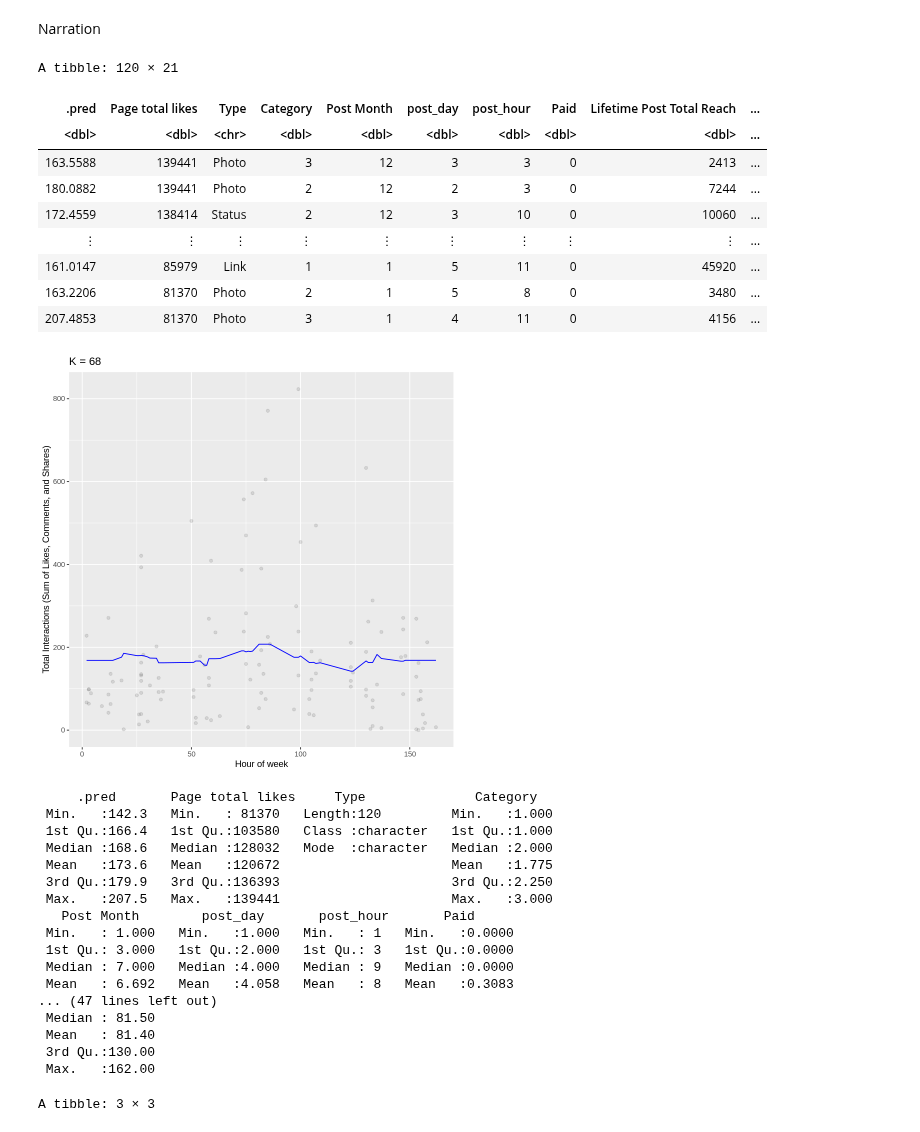
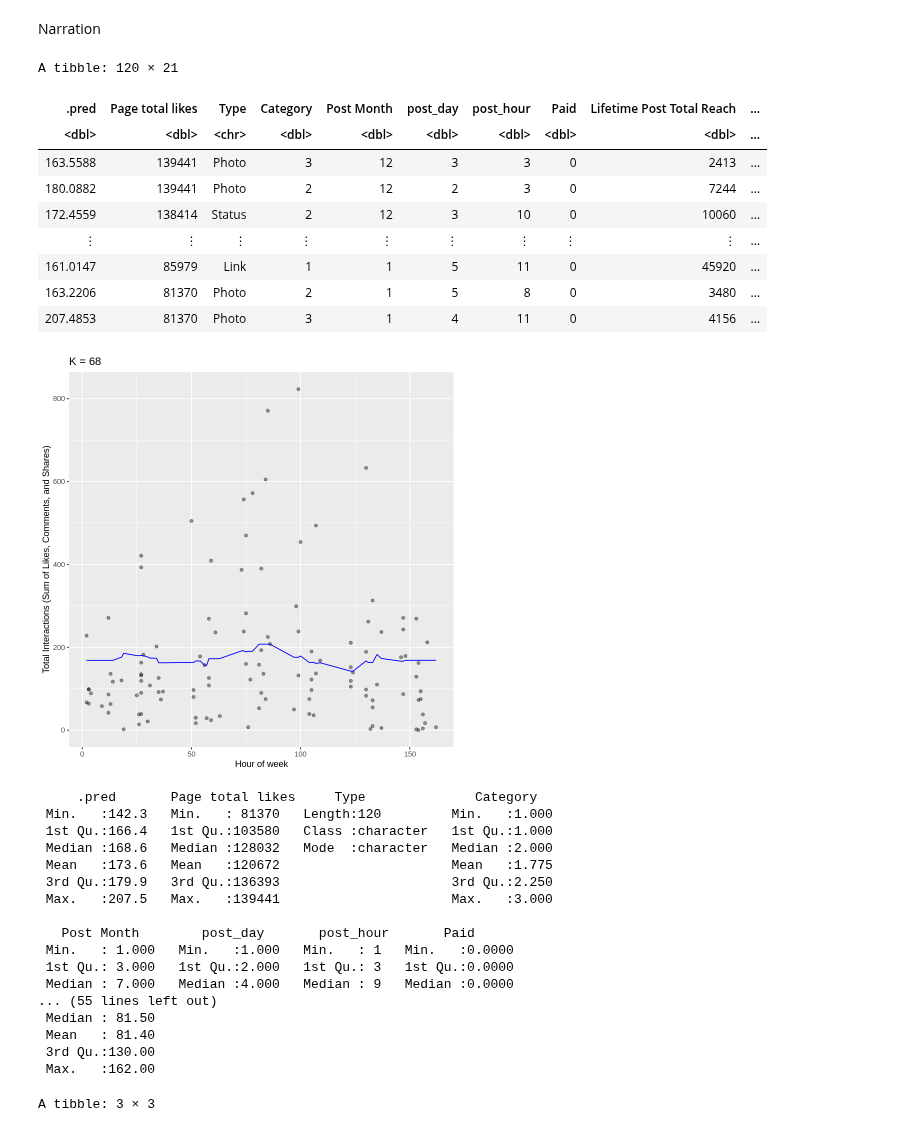
Before and after one commit to amellios/data_science_woohoo, a Jupyter notebook: Final Project Analysis.ipynb, the cells around one changed output. Saved outputs shown, nothing was run; the diff lists cells and outputs as text; code cells hidden in the pictures.

```diff
--- a/Final Project Analysis.ipynb
+++ b/Final Project Analysis.ipynb
@@ -50,9 +36,6 @@ facebook <- read_csv2(unz(temp, "dataset_Facebook.csv"))
 head(facebook)
 unlink(temp)
 facebook
-
-#fill in blank values with 0
-facebook[is.na(facebook)] <- 0
 # %% [output]
 Using ',' as decimal and '.' as grouping mark. Use read_delim() for more control.
 
@@ -272,28 +250,28 @@ Narration
 # %%
 #set.seed(2021)
 facebook_preds <- facebook_best_fit %>%
                    predict(facebook_test) %>%
                    bind_cols(facebook_test)
 facebook_preds
 facebook_plot_final <- ggplot(facebook_preds, aes(x = hour_of_week, y = total_interactions)) +
-                       geom_point(alpha = 0.1) +
+                       geom_point(alpha = 0.4) +
                        xlab("Hour of week") +
                       ylab("Total Interactions (Sum of Likes, Comments, and Shares)") +
                       geom_line(data = facebook_preds, aes(x = hour_of_week, y = .pred), color = "blue") +
                       ggtitle(paste0("K = ", k_min))
 facebook_plot_final
 # %% [output]
 A tibble: 120 × 21
 | .pred | Page total likes | Type | Category | Post Month | post_day | post_hour | Paid | Lifetime Post Total Reach | ... |
 | <dbl> | <dbl> | <chr> | <dbl> | <dbl> | <dbl> | <dbl> | <dbl> | <dbl> | ... |
 | 163.5588 | 139441 | Photo | 3 | 12 | 3 | 3 | 0 | 2413 | ... |
 | 180.0882 | 139441 | Photo | 2 | 12 | 2 | 3 | 0 | 7244 | ... |
 | 172.4559 | 138414 | Status | 2 | 12 | 3 | 10 | 0 | 10060 | ... |
 | ⋮ | ⋮ | ⋮ | ⋮ | ⋮ | ⋮ | ⋮ | ⋮ | ⋮ | ... |
 | 161.0147 | 85979 | Link | 1 | 1 | 5 | 11 | 0 | 45920 | ... |
 | 163.2206 | 81370 | Photo | 2 | 1 | 5 | 8 | 0 | 3480 | ... |
 | 207.4853 | 81370 | Photo | 3 | 1 | 4 | 11 | 0 | 4156 | ... |
-[figure, old version]
+[figure, new version]
 # %%
 summary(facebook_preds)
 # %% [output]
@@ -304,12 +282,12 @@ summary(facebook_preds)
  Mean   :173.6   Mean   :120672                      Mean   :1.775
  3rd Qu.:179.9   3rd Qu.:136393                      3rd Qu.:2.250
  Max.   :207.5   Max.   :139441                      Max.   :3.000
+
    Post Month        post_day       post_hour       Paid
  Min.   : 1.000   Min.   :1.000   Min.   : 1   Min.   :0.0000
  1st Qu.: 3.000   1st Qu.:2.000   1st Qu.: 3   1st Qu.:0.0000
  Median : 7.000   Median :4.000   Median : 9   Median :0.0000
- Mean   : 6.692   Mean   :4.058   Mean   : 8   Mean   :0.3083
-... (47 lines left out)
+... (55 lines left out)
  Median : 81.50
  Mean   : 81.40
  3rd Qu.:130.00
```
Also changed, not shown: parts of 13 cells of this notebook.
